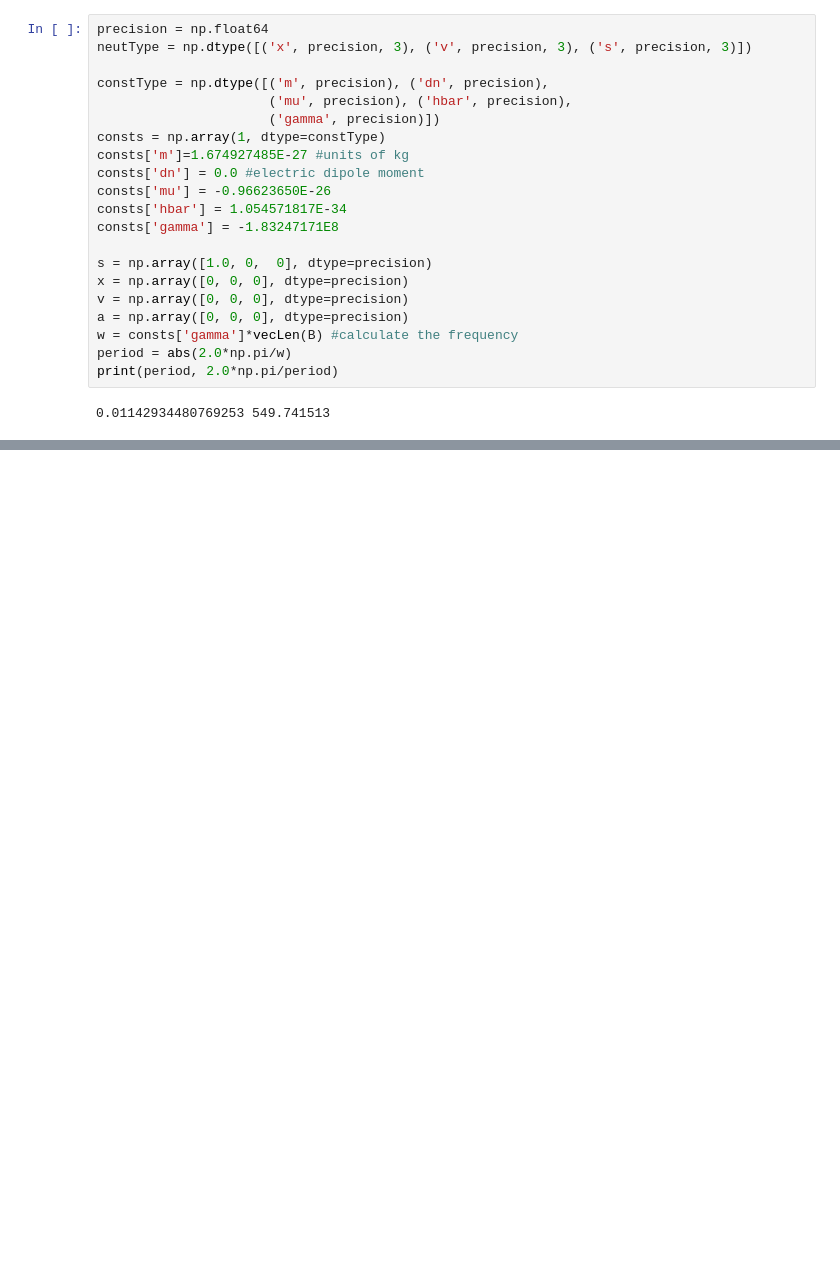
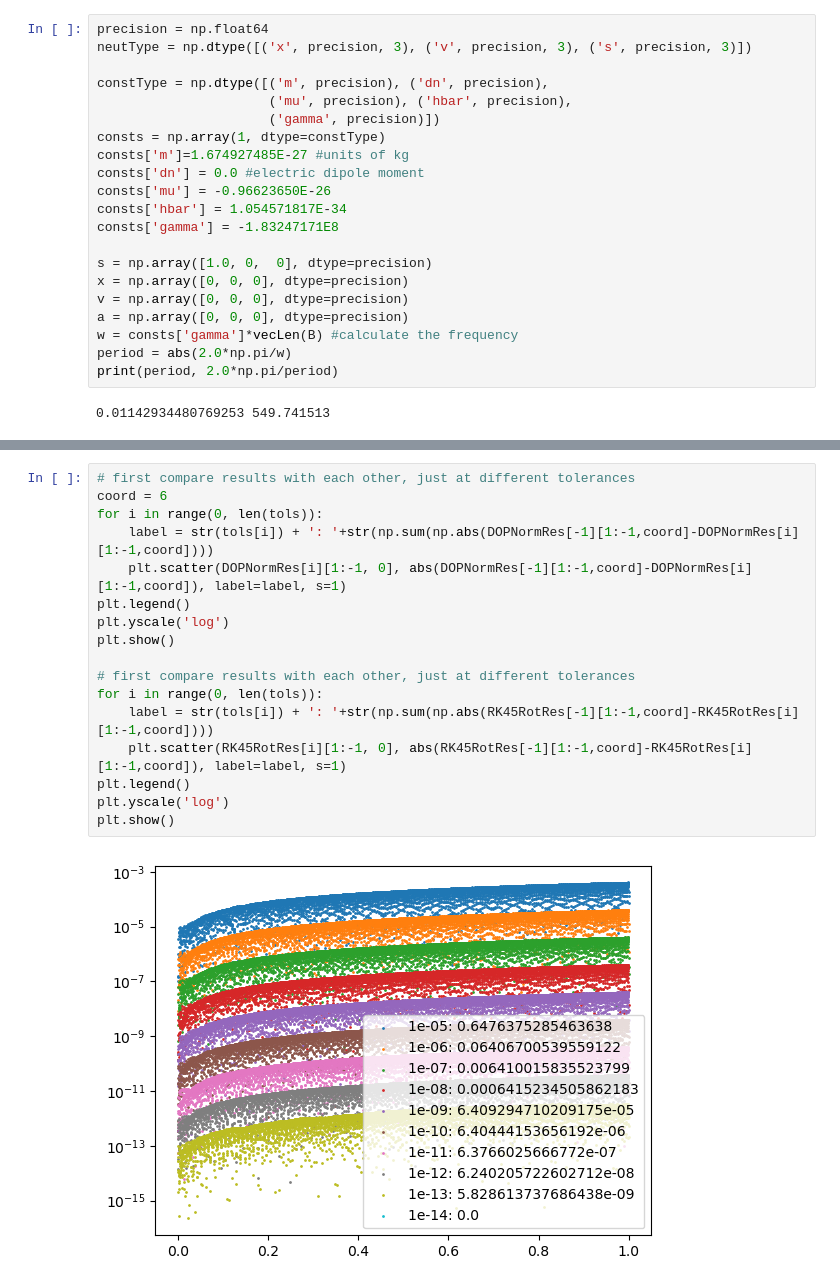
Before and after one commit to mjmorano/Spin-tracking-New, a Jupyter notebook: ElegantSpinIntegration.ipynb, the cells around one changed output, grey strips where cells are left out. Drawn from its saved outputs; the diff is of its cells as text; blank space fills up the shorter version.

```diff
--- a/ElegantSpinIntegration.ipynb
+++ b/ElegantSpinIntegration.ipynb
@@ -1201,0 +1442,19 @@ outputArrayDOPRot = np.zeros((numSteps+1, 7), dtype=precision)
+# %%
+# first compare results with each other, just at different tolerances
+coord = 6
+for i in range(0, len(tols)):
+	label = str(tols[i]) + ': '+str(np.sum(np.abs(DOPNormRes[-1][1:-1,coord]-DOPNormRes[i][1:-1,coord])))
+	plt.scatter(DOPNormRes[i][1:-1, 0], abs(DOPNormRes[-1][1:-1,coord]-DOPNormRes[i][1:-1,coord]), label=label, s=1)
+plt.legend()
+plt.yscale('log')
+plt.show()
+
+# first compare results with each other, just at different tolerances
+for i in range(0, len(tols)):
+	label = str(tols[i]) + ': '+str(np.sum(np.abs(RK45RotRes[-1][1:-1,coord]-RK45RotRes[i][1:-1,coord])))
+	plt.scatter(RK45RotRes[i][1:-1, 0], abs(RK45RotRes[-1][1:-1,coord]-RK45RotRes[i][1:-1,coord]), label=label, s=1)
+plt.legend()
+plt.yscale('log')
+plt.show()
+# %% [output]
+[figure, added]
```
Also changed, not shown: parts of 19 cells of this notebook, 5 other files.
